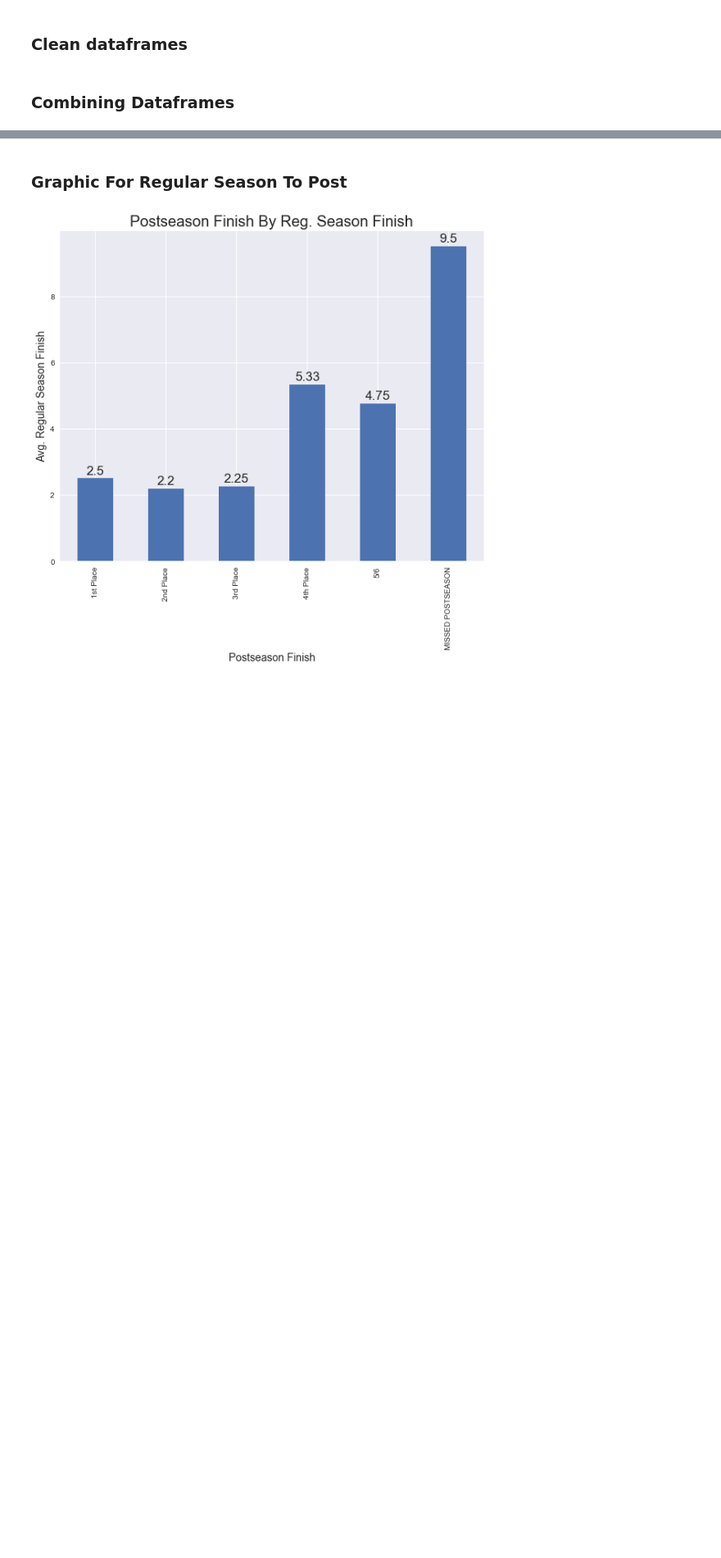
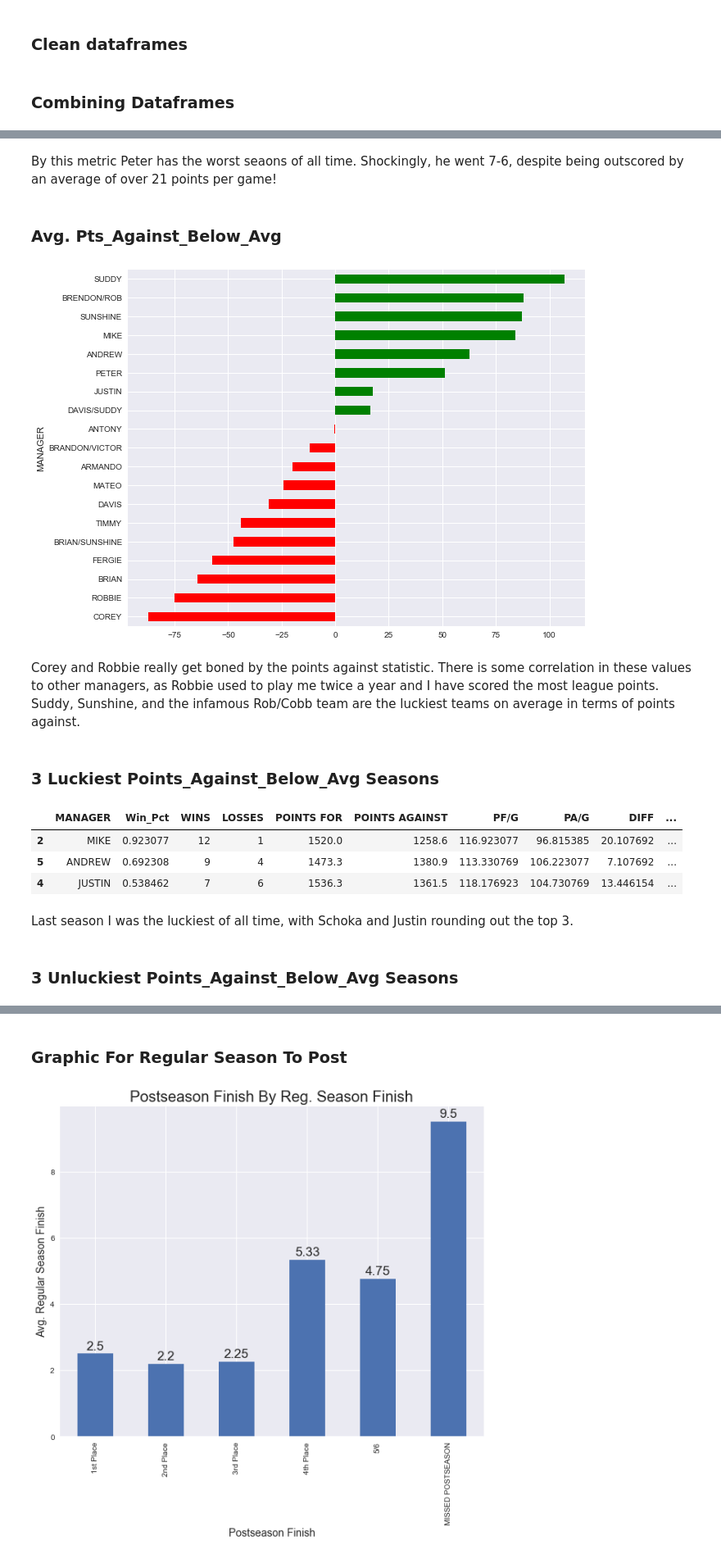
Before and after one commit to mikestef235/FF_owners, a Jupyter notebook: iPython_Notebooks/2018-2019 EOY Owner Rankings.ipynb, the cells around one changed output, grey strips where cells are left out. Shown: that part at 82% size. Drawn from its saved outputs; the diff is of its cells as text; code cells hidden in the pictures; blank space fills up the shorter version.

```diff
--- a/iPython_Notebooks/2018-2019 EOY Owner Rankings.ipynb
+++ b/iPython_Notebooks/2018-2019 EOY Owner Rankings.ipynb
@@ -63,0 +78,29 @@ data.sort_values('Win_Pct')
+# %% [markdown]
+By this metric Peter has the worst seaons of all time. Shockingly, he went 7-6, despite being outscored by an average of over 21 points per game!
+# %% [markdown]
+### Avg. Pts_Against_Below_Avg
+# %%
+result = pd.DataFrame(data.groupby('MANAGER')['Pts_Against_Below_Avg'].mean()).sort_values('Pts_Against_Below_Avg')
+#Plot values less than 0 as red, values greater than 0 as green
+mask = (result >=0)
+colors = np.array(['r']*(result.shape[0]))
+colors[mask.values.flatten()] = 'g'
+
+result['Pts_Against_Below_Avg'].plot(kind='barh', color=tuple([colors]), figsize=(10, 8));
+# %% [output]
+[figure, added]
+# %% [markdown]
+Corey and Robbie really get boned by the points against statistic. There is some correlation in these values to other managers, as Robbie used to play me twice a year and I have scored the most league points. Suddy, Sunshine, and the infamous Rob/Cobb team are the luckiest teams on average in terms of points against.
+# %% [markdown]
+### 3 Luckiest Points_Against_Below_Avg Seasons
+# %%
+data.sort_values('Pts_Against_Below_Avg', ascending=False)[:3]
+# %% [output]
+|  | MANAGER | Win_Pct | WINS | LOSSES | POINTS FOR | POINTS AGAINST | PF/G | PA/G | DIFF | ... |
+| 2 | MIKE | 0.923077 | 12 | 1 | 1520.0 | 1258.6 | 116.923077 | 96.815385 | 20.107692 | ... |
+| 5 | ANDREW | 0.692308 | 9 | 4 | 1473.3 | 1380.9 | 113.330769 | 106.223077 | 7.107692 | ... |
+| 4 | JUSTIN | 0.538462 | 7 | 6 | 1536.3 | 1361.5 | 118.176923 | 104.730769 | 13.446154 | ... |
+# %% [markdown]
+Last season I was the luckiest of all time, with Schoka and Justin rounding out the top 3.
+# %% [markdown]
+### 3 Unluckiest Points_Against_Below_Avg Seasons
```
Also changed, not shown: parts of 42 cells of this notebook.
